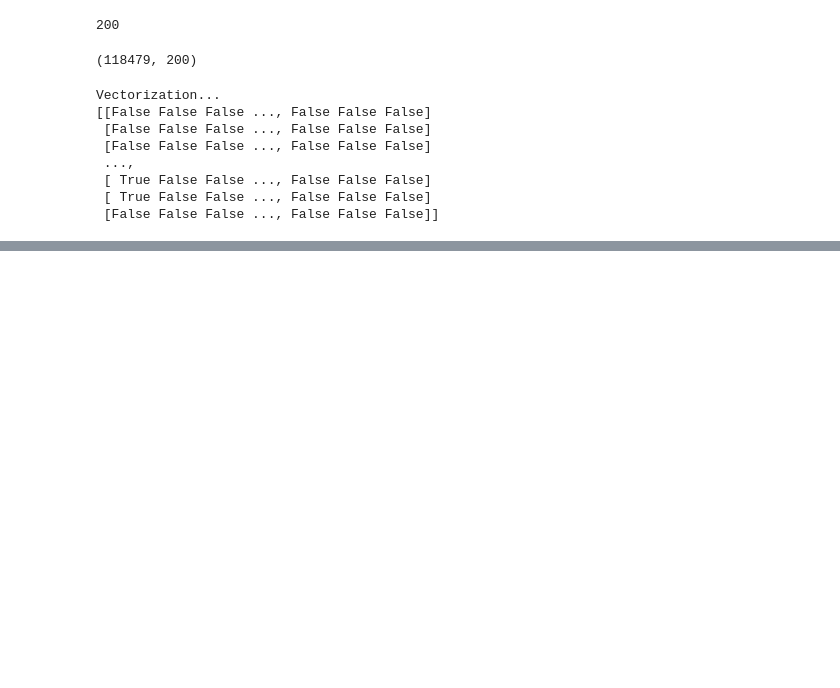
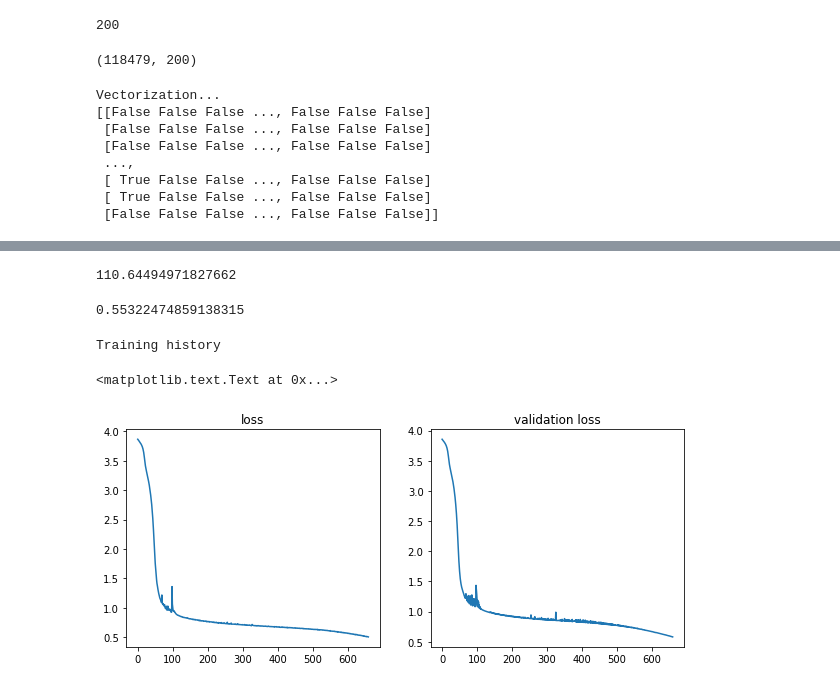
Before and after one commit to kpeterso/SupervisedVerbatimAnalysis, a Jupyter notebook: keras char rnn autoencoder.ipynb, the cells around one changed output, grey strips where cells are left out. Cells and saved outputs as stored; diff of their text form; code cells hidden in the pictures; blank space fills up the shorter version.

```diff
--- a/keras char rnn autoencoder.ipynb
+++ b/keras char rnn autoencoder.ipynb
@@ -149,3 +152,28 @@ Epoch 6/200
 sequence_autoencoder.save("seq2seq_model.h5")
 #from keras.models import load_model
 #sequence_autoencoder = load_model("seq2seq_model.h5")
+# %%
+batch_size = 50
+nb_epoch = 2000
+
+latent_dim_out = 128
+latent_dim_in = 64
+
+timesteps = maxLen
+inputs = Input(shape=(maxLen, len(char_list)))
+print("inputs", K.int_shape(inputs) )
+
+decoded = LSTM(latent_dim_in, return_sequences=True)(inputs)
+print("output", K.int_shape(decoded))
+decoded = Dropout(0.5)(decoded)
+decoded = TimeDistributed(Dense(len(char_list)), input_shape=(200, 48))(decoded)
+
+# is sigmoid the best choice?
+activation = Activation('sigmoid')(decoded)
+
+sequence_test = Model(inputs, activation)
+#encoder = Model(inputs, encoded2)
+
+#optimizer = Adam(lr = 0.005)
+#optimizer = RMSprop(lr=0.01)
+sequence_test.compile(loss='categorical_crossentropy', optimizer='adadelta')
@@ -151,0 +183,8 @@ sequence_autoencoder.save("seq2seq_model.h5")
+# %%
+#train model on test data
+sequence_test.fit(Z[:50,:,:], Z[:50,:,:],
+          batch_size=batch_size,
+          epochs=nb_epoch,
+          verbose=1,
+          shuffle=True,
+          validation_split=0.1)
@@ -151,0 +242,28 @@ sequence_autoencoder.save("seq2seq_model.h5")
+# %%
+a=(preds[0]*Z[0])
+s=0
+for i in a:
+    s += i.max()
+s
+# %% [output]
+110.64494971827662
+# %%
+s/200
+# %% [output]
+0.55322474859138315
+# %%
+import matplotlib.pyplot as plt
+%matplotlib inline
+
+print("Training history")
+fig = plt.figure(figsize=(10,4))
+ax1 = fig.add_subplot(1, 2, 1)
+plt.plot(sequence_test.history.history['loss'])
+ax1.set_title('loss')
+ax2 = fig.add_subplot(1, 2, 2)
+plt.plot(sequence_test.history.history['val_loss'])
+ax2.set_title('validation loss')
+# %% [output]
+Training history
+<matplotlib.text.Text at 0x...>
+[figure, added]
```
Also changed, not shown: parts of 9 cells of this notebook.
